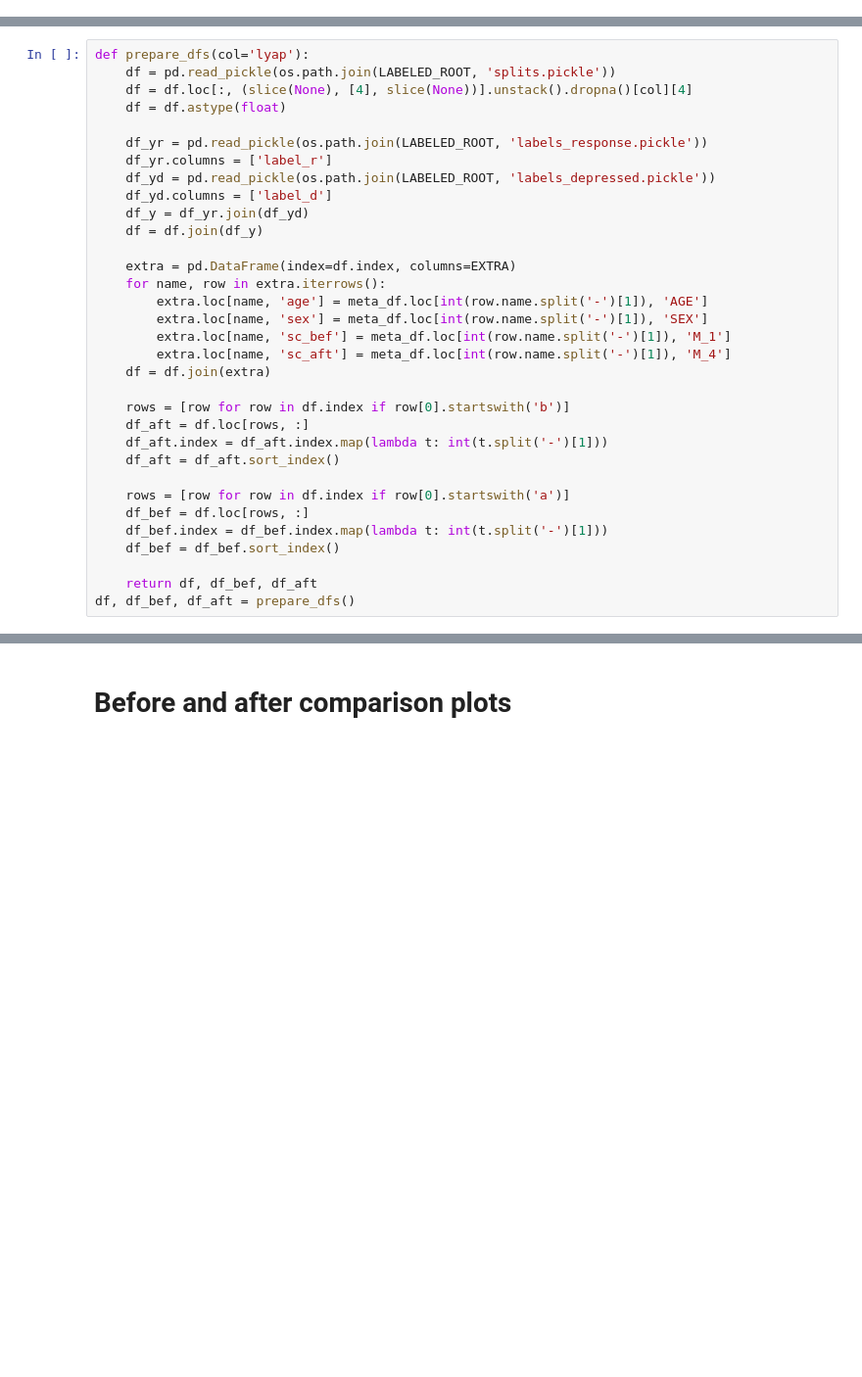
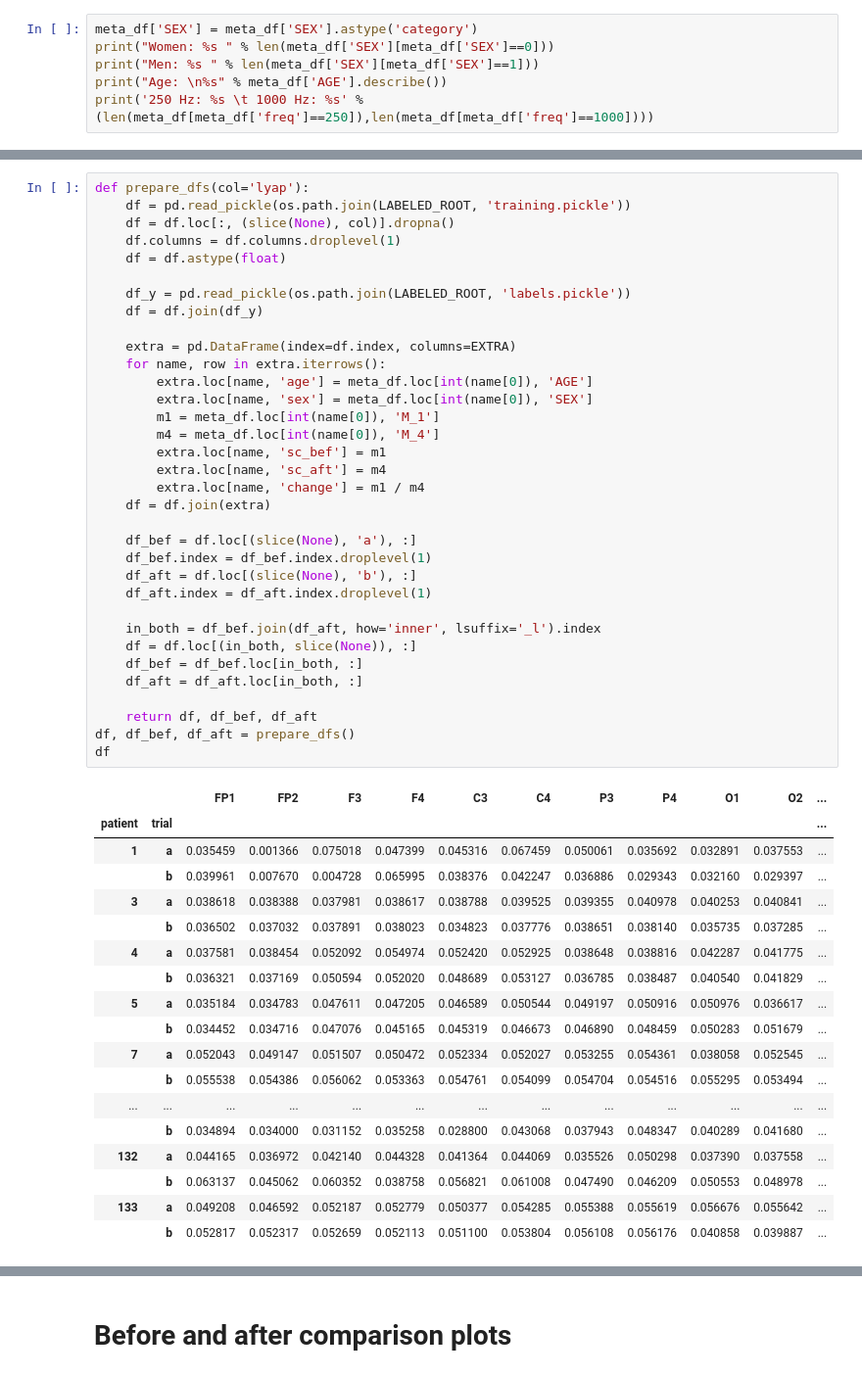
Before and after one commit to mirgee/thesis_project, a Jupyter notebook: notebooks/03-analyze-nl-results.ipynb, the cells around one changed output, grey strips where cells are left out. Shown at 98% size. Cells and saved outputs as stored; diff of their text form; blank space fills up the shorter version.

```diff
--- a/notebooks/03-analyze-nl-results.ipynb
+++ b/notebooks/03-analyze-nl-results.ipynb
@@ -60,3 +60,9 @@ This filename (/home/miroslav/Source/thesis_project/data/processed/1a.fif) does
 Isotrak not found
     Range : 0 ... 19104 =      0.000 ...    76.416 secs
 Ready.
+# %%
+meta_df['SEX'] = meta_df['SEX'].astype('category')
+print("Women: %s " % len(meta_df['SEX'][meta_df['SEX']==0]))
+print("Men: %s " % len(meta_df['SEX'][meta_df['SEX']==1]))
+print("Age: \n%s" % meta_df['AGE'].describe())
+print('250 Hz: %s \t 1000 Hz: %s' % (len(meta_df[meta_df['freq']==250]),len(meta_df[meta_df['freq']==1000])))
@@ -63,33 +83,53 @@ Ready.
 # %%
 def prepare_dfs(col='lyap'):
-    df = pd.read_pickle(os.path.join(LABELED_ROOT, 'splits.pickle'))
-    df = df.loc[:, (slice(None), [4], slice(None))].unstack().dropna()[col][4]
+    df = pd.read_pickle(os.path.join(LABELED_ROOT, 'training.pickle'))
+    df = df.loc[:, (slice(None), col)].dropna()
+    df.columns = df.columns.droplevel(1)
     df = df.astype(float)
 
-    df_yr = pd.read_pickle(os.path.join(LABELED_ROOT, 'labels_response.pickle'))
-    df_yr.columns = ['label_r']
-    df_yd = pd.read_pickle(os.path.join(LABELED_ROOT, 'labels_depressed.pickle'))
-    df_yd.columns = ['label_d']
-    df_y = df_yr.join(df_yd)
+    df_y = pd.read_pickle(os.path.join(LABELED_ROOT, 'labels.pickle'))
     df = df.join(df_y)
 
     extra = pd.DataFrame(index=df.index, columns=EXTRA)
     for name, row in extra.iterrows():
-        extra.loc[name, 'age'] = meta_df.loc[int(row.name.split('-')[1]), 'AGE']
-        extra.loc[name, 'sex'] = meta_df.loc[int(row.name.split('-')[1]), 'SEX']
-        extra.loc[name, 'sc_bef'] = meta_df.loc[int(row.name.split('-')[1]), 'M_1']
-        extra.loc[name, 'sc_aft'] = meta_df.loc[int(row.name.split('-')[1]), 'M_4']
+        extra.loc[name, 'age'] = meta_df.loc[int(name[0]), 'AGE']
+        extra.loc[name, 'sex'] = meta_df.loc[int(name[0]), 'SEX']
+        m1 = meta_df.loc[int(name[0]), 'M_1']
+        m4 = meta_df.loc[int(name[0]), 'M_4']
+        extra.loc[name, 'sc_bef'] = m1
+        extra.loc[name, 'sc_aft'] = m4
+        extra.loc[name, 'change'] = m1 / m4
     df = df.join(extra)
 
-    rows = [row for row in df.index if row[0].startswith('b')]
-    df_aft = df.loc[rows, :]
-    df_aft.index = df_aft.index.map(lambda t: int(t.split('-')[1]))
-    df_aft = df_aft.sort_index()
+    df_bef = df.loc[(slice(None), 'a'), :]
+    df_bef.index = df_bef.index.droplevel(1)
+    df_aft = df.loc[(slice(None), 'b'), :]
+    df_aft.index = df_aft.index.droplevel(1)
 
-    rows = [row for row in df.index if row[0].startswith('a')]
-    df_bef = df.loc[rows, :]
-    df_bef.index = df_bef.index.map(lambda t: int(t.split('-')[1]))
-    df_bef = df_bef.sort_index()
+    in_both = df_bef.join(df_aft, how='inner', lsuffix='_l').index
+    df = df.loc[(in_both, slice(None)), :]
+    df_bef = df_bef.loc[in_both, :]
+    df_aft = df_aft.loc[in_both, :]
 
     return df, df_bef, df_aft
 df, df_bef, df_aft = prepare_dfs()
+df
+# %% [output]
+|  |  | FP1 | FP2 | F3 | F4 | C3 | C4 | P3 | P4 | O1 | O2 | ... |
+| patient | trial |  |  |  |  |  |  |  |  |  |  | ... |
+| 1 | a | 0.035459 | 0.001366 | 0.075018 | 0.047399 | 0.045316 | 0.067459 | 0.050061 | 0.035692 | 0.032891 | 0.037553 | ... |
+|  | b | 0.039961 | 0.007670 | 0.004728 | 0.065995 | 0.038376 | 0.042247 | 0.036886 | 0.029343 | 0.032160 | 0.029397 | ... |
+| 3 | a | 0.038618 | 0.038388 | 0.037981 | 0.038617 | 0.038788 | 0.039525 | 0.039355 | 0.040978 | 0.040253 | 0.040841 | ... |
+|  | b | 0.036502 | 0.037032 | 0.037891 | 0.038023 | 0.034823 | 0.037776 | 0.038651 | 0.038140 | 0.035735 | 0.037285 | ... |
+| 4 | a | 0.037581 | 0.038454 | 0.052092 | 0.054974 | 0.052420 | 0.052925 | 0.038648 | 0.038816 | 0.042287 | 0.041775 | ... |
+|  | b | 0.036321 | 0.037169 | 0.050594 | 0.052020 | 0.048689 | 0.053127 | 0.036785 | 0.038487 | 0.040540 | 0.041829 | ... |
+| 5 | a | 0.035184 | 0.034783 | 0.047611 | 0.047205 | 0.046589 | 0.050544 | 0.049197 | 0.050916 | 0.050976 | 0.036617 | ... |
+|  | b | 0.034452 | 0.034716 | 0.047076 | 0.045165 | 0.045319 | 0.046673 | 0.046890 | 0.048459 | 0.050283 | 0.051679 | ... |
+| 7 | a | 0.052043 | 0.049147 | 0.051507 | 0.050472 | 0.052334 | 0.052027 | 0.053255 | 0.054361 | 0.038058 | 0.052545 | ... |
+|  | b | 0.055538 | 0.054386 | 0.056062 | 0.053363 | 0.054761 | 0.054099 | 0.054704 | 0.054516 | 0.055295 | 0.053494 | ... |
+| ... | ... | ... | ... | ... | ... | ... | ... | ... | ... | ... | ... | ... |
+|  | b | 0.034894 | 0.034000 | 0.031152 | 0.035258 | 0.028800 | 0.043068 | 0.037943 | 0.048347 | 0.040289 | 0.041680 | ... |
+| 132 | a | 0.044165 | 0.036972 | 0.042140 | 0.044328 | 0.041364 | 0.044069 | 0.035526 | 0.050298 | 0.037390 | 0.037558 | ... |
+|  | b | 0.063137 | 0.045062 | 0.060352 | 0.038758 | 0.056821 | 0.061008 | 0.047490 | 0.046209 | 0.050553 | 0.048978 | ... |
+| 133 | a | 0.049208 | 0.046592 | 0.052187 | 0.052779 | 0.050377 | 0.054285 | 0.055388 | 0.055619 | 0.056676 | 0.055642 | ... |
+|  | b | 0.052817 | 0.052317 | 0.052659 | 0.052113 | 0.051100 | 0.053804 | 0.056108 | 0.056176 | 0.040858 | 0.039887 | ... |
```
Also changed, not shown: parts of 15 cells of this notebook, 1 other file.
